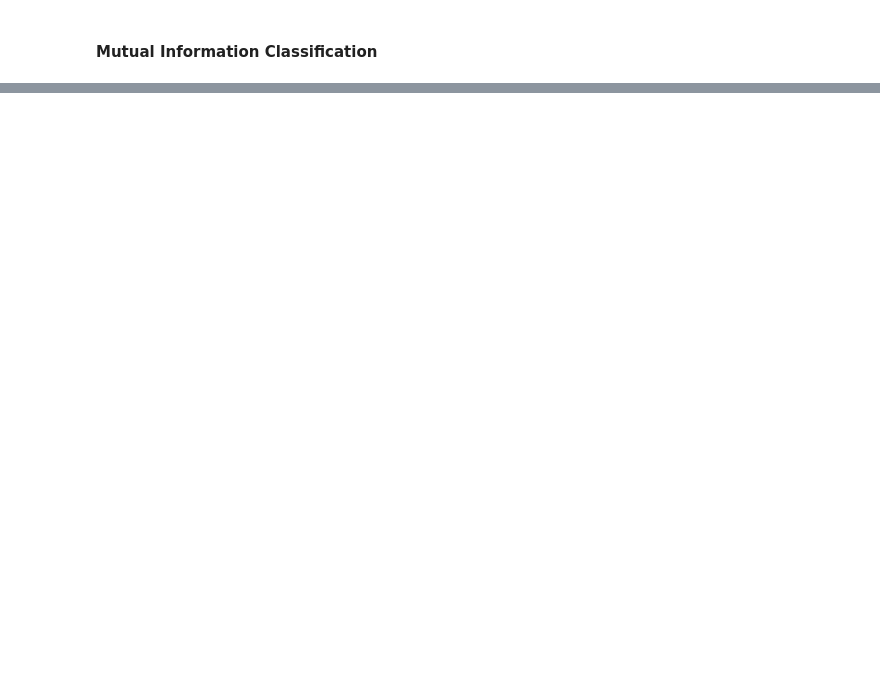
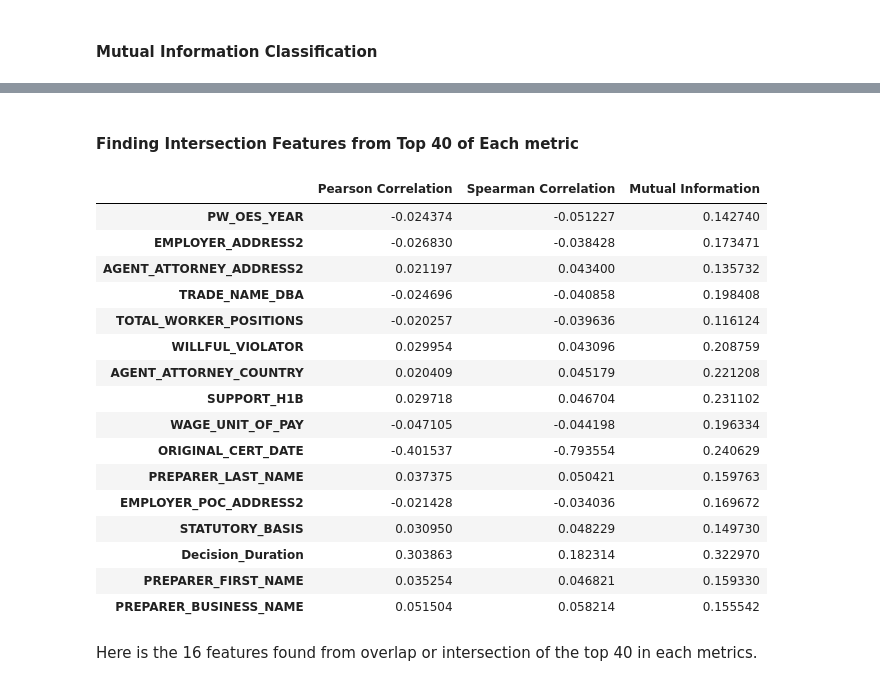
Before and after one commit to chm011/Capstone, a Jupyter notebook: Correlation_Test.ipynb, the cells around one changed output, grey strips where cells are left out. Saved outputs shown, nothing was run; the diff lists cells and outputs as text; code cells hidden in the pictures; blank space fills up the shorter version.

```diff
--- a/Correlation_Test.ipynb
+++ b/Correlation_Test.ipynb
@@ -320,0 +388,40 @@ Decision_Duration                         0.322782
+# %% [markdown]
+#### Finding Intersection Features from Top 40 of Each metric
+# %%
+#top 40 of each
+top_40_pearson = correlation_df.reindex(correlation_df["Pearson Correlation"].abs().nlargest(40).index)
+top_40_spearman = correlation_df.reindex(correlation_df["Spearman Correlation"].abs().nlargest(40).index)
+top_40_mi = correlation_df.nlargest(40, "Mutual Information")
+# %%
+# Find the overlaps between the top 20 features from each metric
+top_40_pearson_set = set(top_40_pearson.index)
+top_40_spearman_set = set(top_40_spearman.index)
+top_40_mi_set = set(top_40_mi.index)
+
+# Find the intersection of all three sets
+overlapping_features = top_40_pearson_set & top_40_spearman_set & top_40_mi_set
+# %%
+#find the overlap features and print
+final_overlapping_df = correlation_df.loc[list(overlapping_features)]
+
+final_overlapping_df
+# %% [output]
+|  | Pearson Correlation | Spearman Correlation | Mutual Information |
+| PW_OES_YEAR | -0.024374 | -0.051227 | 0.142740 |
+| EMPLOYER_ADDRESS2 | -0.026830 | -0.038428 | 0.173471 |
+| AGENT_ATTORNEY_ADDRESS2 | 0.021197 | 0.043400 | 0.135732 |
+| TRADE_NAME_DBA | -0.024696 | -0.040858 | 0.198408 |
+| TOTAL_WORKER_POSITIONS | -0.020257 | -0.039636 | 0.116124 |
+| WILLFUL_VIOLATOR | 0.029954 | 0.043096 | 0.208759 |
+| AGENT_ATTORNEY_COUNTRY | 0.020409 | 0.045179 | 0.221208 |
+| SUPPORT_H1B | 0.029718 | 0.046704 | 0.231102 |
+| WAGE_UNIT_OF_PAY | -0.047105 | -0.044198 | 0.196334 |
+| ORIGINAL_CERT_DATE | -0.401537 | -0.793554 | 0.240629 |
+| PREPARER_LAST_NAME | 0.037375 | 0.050421 | 0.159763 |
+| EMPLOYER_POC_ADDRESS2 | -0.021428 | -0.034036 | 0.169672 |
+| STATUTORY_BASIS | 0.030950 | 0.048229 | 0.149730 |
+| Decision_Duration | 0.303863 | 0.182314 | 0.322970 |
+| PREPARER_FIRST_NAME | 0.035254 | 0.046821 | 0.159330 |
+| PREPARER_BUSINESS_NAME | 0.051504 | 0.058214 | 0.155542 |
+# %% [markdown]
+Here is the 16 features found from overlap or intersection of the top 40 in each metrics.
```
Also changed, not shown: parts of 11 cells of this notebook.
